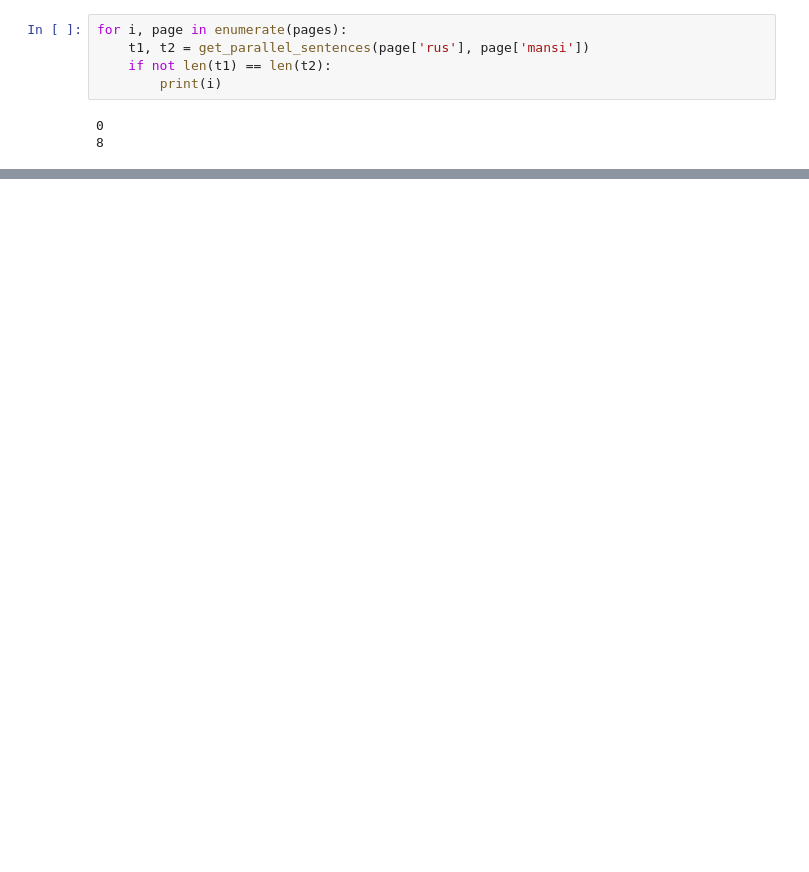
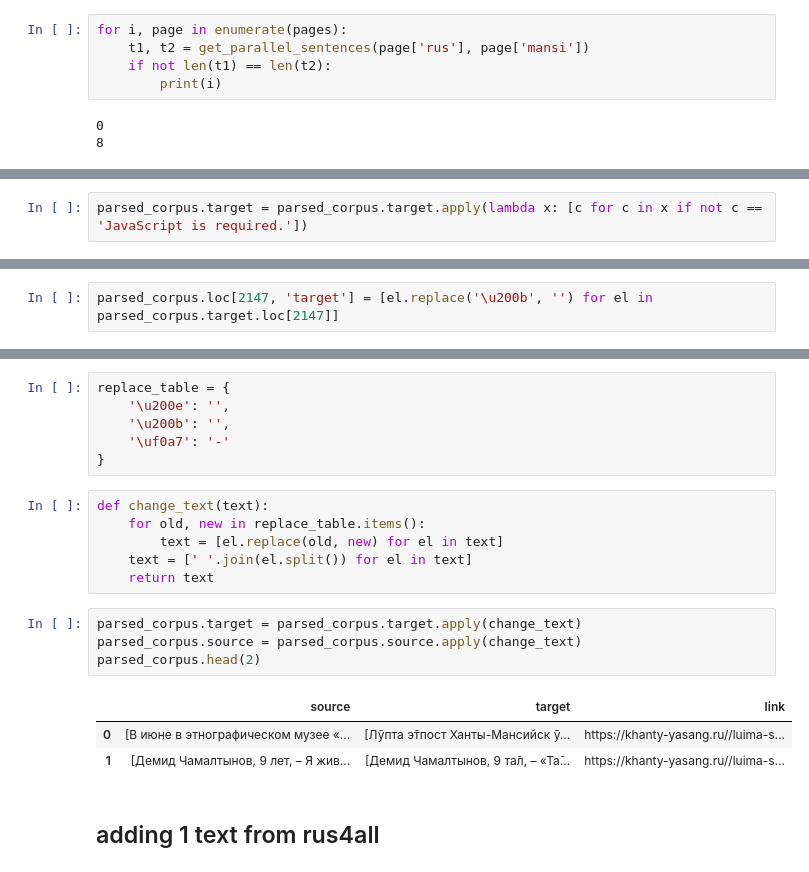
Before and after one commit to AkiRusProd/mansi-translator, a Jupyter notebook: data/parse_rus4all.ipynb, the cells around one changed output, grey strips where cells are left out. Saved outputs shown, nothing was run; the diff lists cells and outputs as text; blank space fills up the shorter version.

```diff
--- a/data/parse_rus4all.ipynb
+++ b/data/parse_rus4all.ipynb
@@ -198,0 +297,2 @@ pages[5]['url']
+# %%
+parsed_corpus.target = parsed_corpus.target.apply(lambda x: [c for c in x if not c == 'JavaScript is required.'])
@@ -198,0 +331,2 @@ pages[5]['url']
+# %%
+parsed_corpus.loc[2147, 'target'] = [el.replace('\u200b', '') for el in parsed_corpus.target.loc[2147]]
@@ -198,0 +342,22 @@ pages[5]['url']
+# %%
+replace_table = {
+    '\u200e': '',
+    '\u200b': '',
+    '\uf0a7': '-'
+}
+# %%
+def change_text(text):
+    for old, new in replace_table.items():
+        text = [el.replace(old, new) for el in text]
+    text = [' '.join(el.split()) for el in text]
+    return text
+# %%
+parsed_corpus.target = parsed_corpus.target.apply(change_text)
+parsed_corpus.source = parsed_corpus.source.apply(change_text)
+parsed_corpus.head(2)
+# %% [output]
+|  | source | target | link |
+| 0 | [В июне в этнографическом музее «... | [Лӯпта э̄тпост Ханты-Мансийск ӯ... | https://khanty-yasang.ru//luima-s... |
+| 1 | [Демид Чамалтынов, 9 лет, – Я жив... | [Демид Чамалтынов, 9 та̄л, – «Та̄... | https://khanty-yasang.ru//luima-s... |
+# %% [markdown]
+## adding 1 text from rus4all
```
Also changed, not shown: parts of 35 cells of this notebook, 3 other files.
